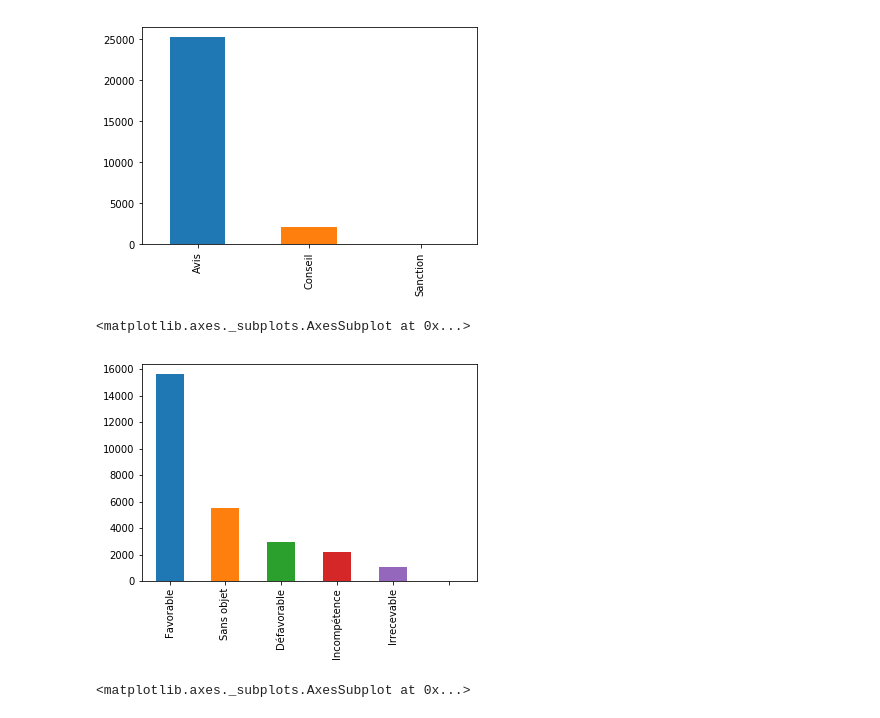
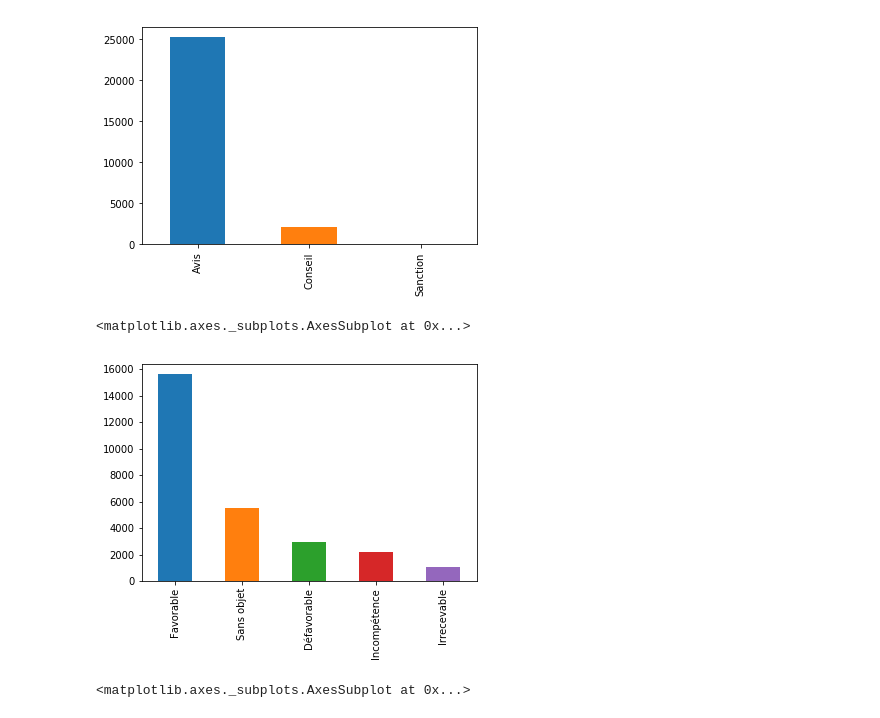
Before and after one commit to etalab/cada_explore, a Jupyter notebook: notebook/cada_explore.ipynb, the cells around one changed output. Drawn from its saved outputs; the diff is of its cells as text; code cells hidden in the pictures.

```diff
--- a/notebook/cada_explore.ipynb
+++ b/notebook/cada_explore.ipynb
@@ -38,10 +38,11 @@ df.Type.value_counts().plot(kind="bar")
 <matplotlib.axes._subplots.AxesSubplot at 0x...>
 [figure]
 # %%
+df.Sens_reduced.replace('', np.nan, inplace=True)
 df.Sens_reduced.value_counts().plot(kind="bar")
 # %% [output]
 <matplotlib.axes._subplots.AxesSubplot at 0x...>
-[figure, old version]
+[figure, new version]
 # %%
 #df.Année.value_counts().plot(kind="bar")
 df.Année.value_counts().sort_index().plot(kind="bar")
```
Also changed, not shown: parts of 3 cells of this notebook.
